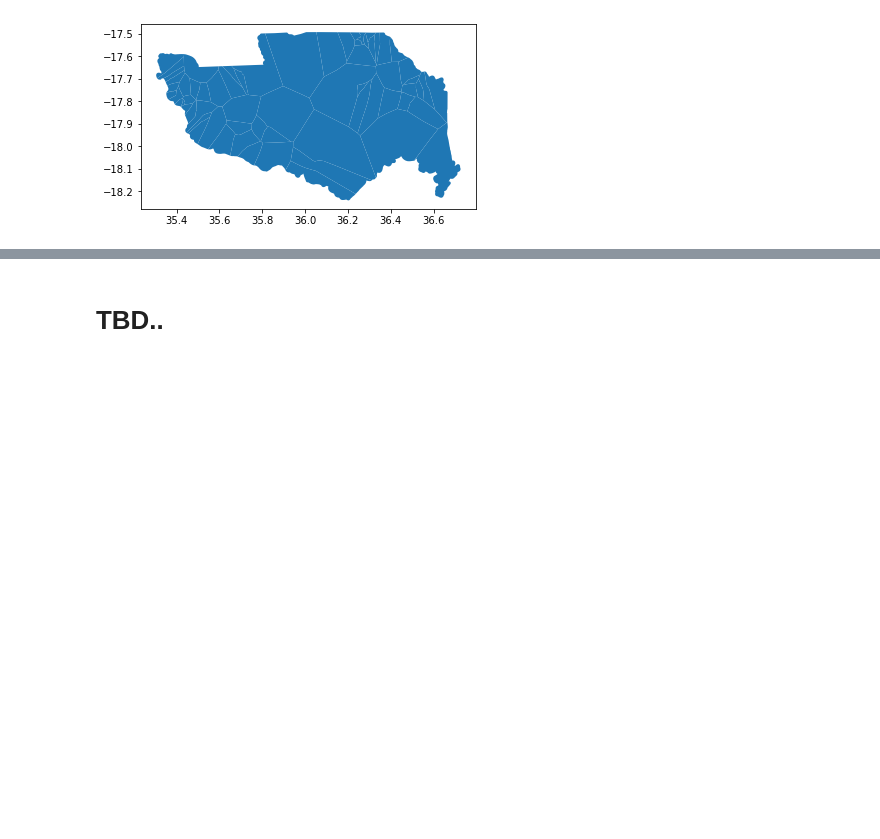
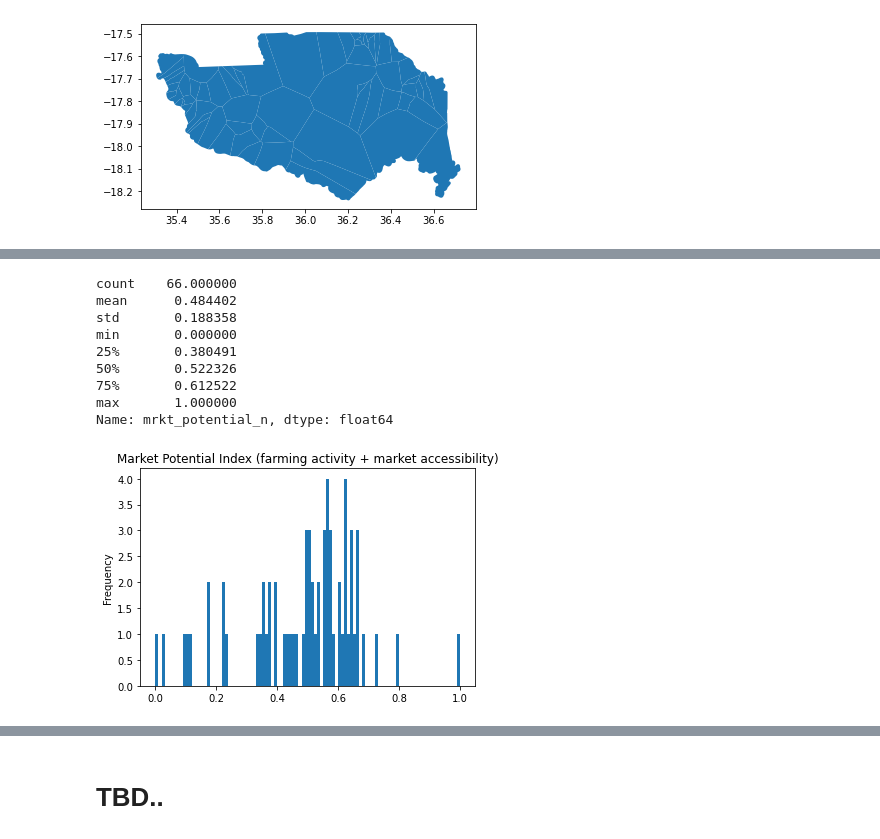
Before and after one commit to SEforALL-IEAP/AgCAP, a Jupyter notebook: AgCaP.ipynb, the cells around one changed output, grey strips where cells are left out. Saved outputs shown, nothing was run; the diff lists cells and outputs as text; code cells hidden in the pictures; blank space fills up the shorter version.

```diff
--- a/AgCaP.ipynb
+++ b/AgCaP.ipynb
@@ -544,0 +677,25 @@ vor_poly.plot()
+# %%
+## Assign weights to the importance of farming activity Vs market accessibility
+farm_activity_weight = 0.4
+market_access_weight = 0.6
+
+settles_gdf['mrkt_potential'] = settles_gdf['access_farm_index_n']*market_access_weight + settles_gdf['farming_activity_n']*farm_activity_weight
+
+## Normalize
+settles_gdf['mrkt_potential_n'] = scaler.fit_transform(settles_gdf['mrkt_potential'].values.reshape(-1, 1)).flatten()
+settles_gdf['mrkt_potential_n'].plot.hist(bins=100, title='Market Potential Index (farming activity + market accessibility)')
+#settles_gdf.plot.scatter(y='mrkt_potential_n', x='farming_activity_n')
+#settles_gdf.plot.scatter(y='mrkt_potential_n', x='access_farm_index_n')
+
+settles_gdf['mrkt_potential_n'].describe()
+# %% [output]
+count    66.000000
+mean      0.484402
+std       0.188358
+min       0.000000
+25%       0.380491
+50%       0.522326
+75%       0.612522
+max       1.000000
+Name: mrkt_potential_n, dtype: float64
+[figure, added]
```
Also changed, not shown: parts of 41 cells of this notebook, 44 other files.
